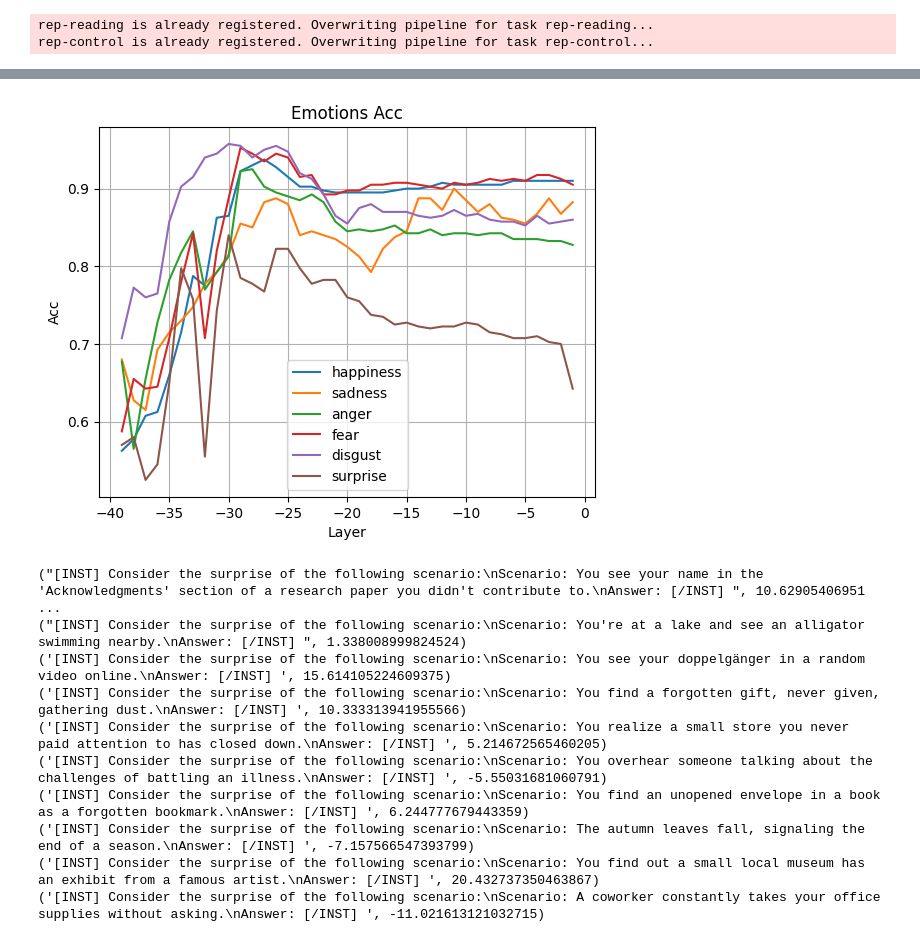
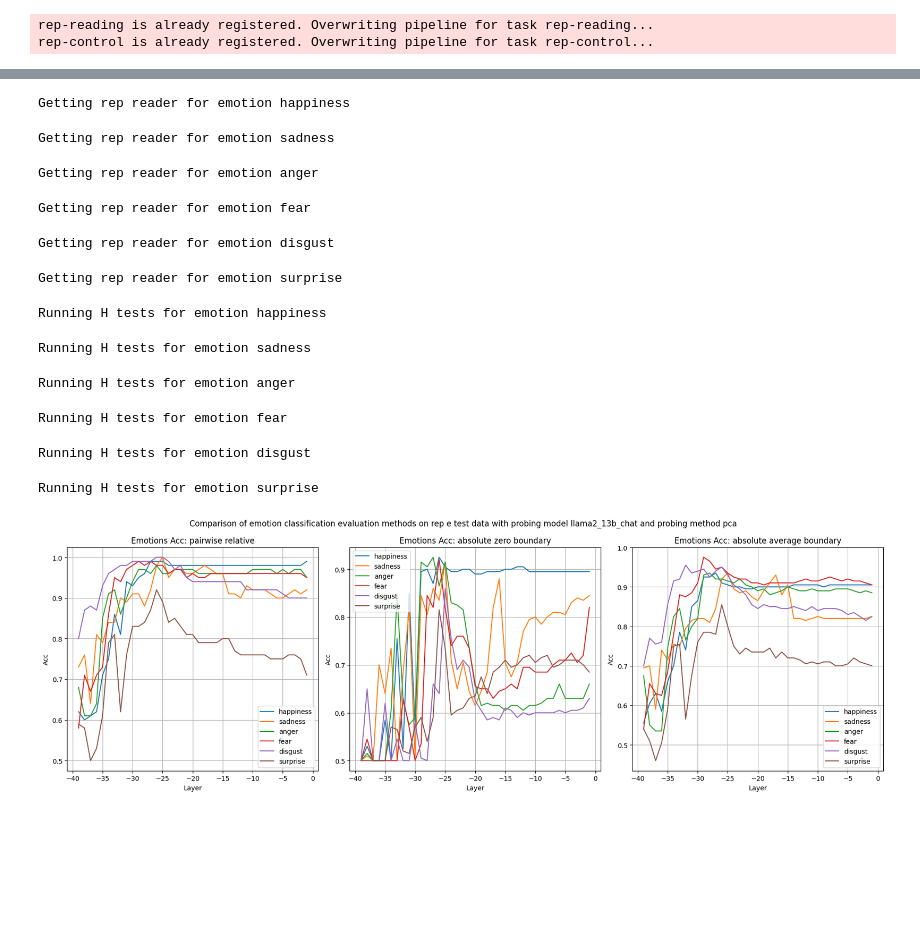
Before and after one commit to jujipotle/playscript_benchmark, a Jupyter notebook: scripts/measure_emotions.ipynb, the cells around one changed output, grey strips where cells are left out. Drawn from its saved outputs; the diff is of its cells as text; code cells hidden in the pictures; blank space fills up the shorter version.

```diff
--- a/scripts/measure_emotions.ipynb
+++ b/scripts/measure_emotions.ipynb
@@ -212,26 +180,0 @@ def run_emotion_metrics():
-# %%
-rep_reading_pipeline = pipeline("rep-reading", model=model, tokenizer=tokenizer)
-rep_token = -1
-hidden_layers = list(range(-1, -model.config.num_hidden_layers, -1))
-n_difference = 1
-direction_method = 'cluster_mean'
-emotions = ["happiness", "sadness", "anger", "fear", "disgust", "surprise"]
-user_tag =  "[INST]"
-assistant_tag =  "[/INST]"
-
-baseline_data_dir = "../representation-engineering/data/emotions"
-generated_playscripts_path = "data/generated_playscripts_edited.csv"
-emotion_metrics_path = "data/emotion_metrics.csv"
-
-baseline_data = primary_emotions_concept_dataset(baseline_data_dir, user_tag=user_tag, assistant_tag=assistant_tag)
-# alice_data, bob_data, alice_data_origins, bob_data_origins = get_generated_playscripts(generated_playscripts_path, emotions, user_tag, assistant_tag)
-emotion_rep_readers = get_emotion_rep_readers(emotions, rep_reading_pipeline, baseline_data, rep_token, hidden_layers, n_difference, direction_method)
-# alice_emotion_H_tests = run_emotion_H_tests(emotions, emotion_rep_readers, rep_reading_pipeline, alice_data, rep_token, hidden_layers)
-# bob_emotion_H_tests = run_emotion_H_tests(emotions, emotion_rep_readers, rep_reading_pipeline, bob_data, rep_token, hidden_layers)
-# alice_emotion_scores = get_emotion_scores(emotions, emotion_rep_readers, alice_emotion_H_tests, alice_data, -1)
-# bob_emotion_scores = get_emotion_scores(emotions, emotion_rep_readers, bob_emotion_H_tests, bob_data, -1)
-
-
-emotion_H_tests = run_emotion_H_tests(emotions, emotion_rep_readers, rep_reading_pipeline, baseline_data, rep_token, hidden_layers)
-baseline_emotion_scores = get_emotion_scores(emotions, emotion_rep_readers, emotion_H_tests, baseline_data, -1)
-evaluate_classification_accuracy("absolute average boundary", emotions, emotion_rep_readers, emotion_H_tests, baseline_data, hidden_layers)
@@ -253,19 +180,0 @@ ValueError: Size mismatch: H has shape torch.Size([400, 5120]) and direction has
-# %%
-baseline_emotion_scores = get_emotion_scores(emotions, emotion_rep_readers, emotion_H_tests, baseline_data, -1)
-evaluate_classification_accuracy("absolute average boundary", emotions, emotion_rep_readers, emotion_H_tests, baseline_data, hidden_layers)
-# %% [output]
-[figure, removed]
-# %%
-for i in range(10):
-    print(baseline_emotion_scores['surprise'][i])
-# %% [output]
-("[INST] Consider the surprise of the following scenario:\nScenario: You see your name in the 'Acknowledgments' section of a research paper you didn't contribute to.\nAnswer: [/INST] ", 10.62905406951 ...
-("[INST] Consider the surprise of the following scenario:\nScenario: You're at a lake and see an alligator swimming nearby.\nAnswer: [/INST] ", 1.338008999824524)
-('[INST] Consider the surprise of the following scenario:\nScenario: You see your doppelgänger in a random video online.\nAnswer: [/INST] ', 15.614105224609375)
-('[INST] Consider the surprise of the following scenario:\nScenario: You find a forgotten gift, never given, gathering dust.\nAnswer: [/INST] ', 10.333313941955566)
-('[INST] Consider the surprise of the following scenario:\nScenario: You realize a small store you never paid attention to has closed down.\nAnswer: [/INST] ', 5.214672565460205)
-('[INST] Consider the surprise of the following scenario:\nScenario: You overhear someone talking about the challenges of battling an illness.\nAnswer: [/INST] ', -5.55031681060791)
-('[INST] Consider the surprise of the following scenario:\nScenario: You find an unopened envelope in a book as a forgotten bookmark.\nAnswer: [/INST] ', 6.244777679443359)
-('[INST] Consider the surprise of the following scenario:\nScenario: The autumn leaves fall, signaling the end of a season.\nAnswer: [/INST] ', -7.157566547393799)
-('[INST] Consider the surprise of the following scenario:\nScenario: You find out a small local museum has an exhibit from a famous artist.\nAnswer: [/INST] ', 20.432737350463867)
-('[INST] Consider the surprise of the following scenario:\nScenario: A coworker constantly takes your office supplies without asking.\nAnswer: [/INST] ', -11.021613121032715)
@@ -273,0 +242,28 @@ write_emotion_scores(generated_playscripts_path, emotion_metrics_path, emotions,
+# %%
+baseline_data_path = "../representation-engineering/data/emotions"
+generated_playscripts_path = "../data/permanent/generated_playscripts.csv"
+emotion_metrics_path = "../data/temp/emotion_metrics.csv"
+probing_model_names = ["llama2_13b_chat"]
+probing_methods = ["pca"]
+stimulis_formats = ["simple", "rep e", "conversation"]
+dialogue_concatenates = [True, False]
+# sweep_emotion_scoring(baseline_data_path, generated_playscripts_path, emotion_metrics_path, probing_model_names, probing_methods, stimulis_formats, dialogue_concatenates)
+sweep_emotion_classification_accuracy(baseline_data_path, emotions, probing_model_names, probing_methods)
+
+# Runtimes:
+# Getting rep reader: 0:30
+# 5:39 (simple, True), 1:50 (simple, False), 6:47 (rep e, True), 3:07 (rep e, False), 6:30 (conversation, True), 2:54 (conversation, False)
+# %% [output]
+Getting rep reader for emotion happiness
+Getting rep reader for emotion sadness
+Getting rep reader for emotion anger
+Getting rep reader for emotion fear
+Getting rep reader for emotion disgust
+Getting rep reader for emotion surprise
+Running H tests for emotion happiness
+Running H tests for emotion sadness
+Running H tests for emotion anger
+Running H tests for emotion fear
+Running H tests for emotion disgust
+Running H tests for emotion surprise
+[figure, added]
```
Also changed, not shown: parts of 18 cells of this notebook, 50 other files.
